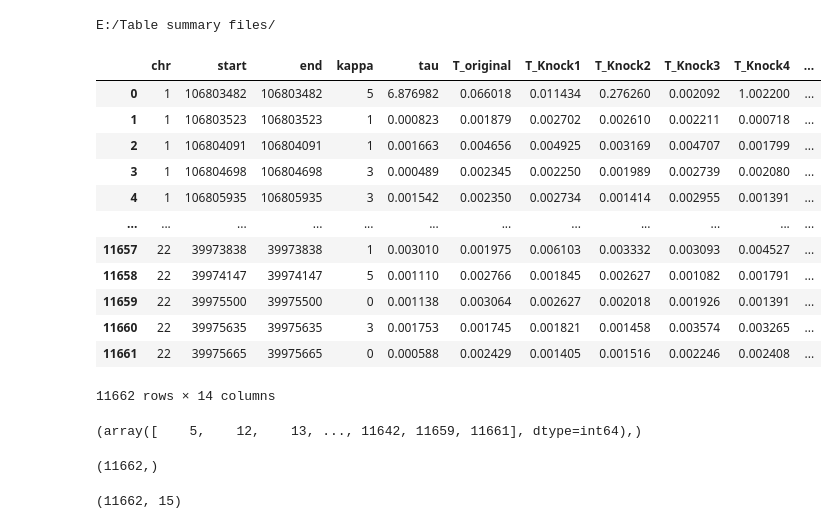
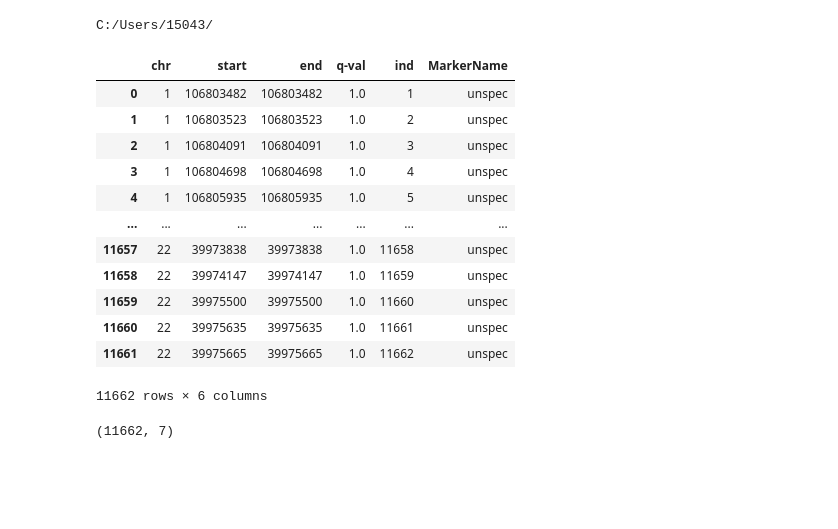
Before and after one commit to Peyman-HK/Stabilized-HiDe-MK, a Jupyter notebook: Manhattan Plot.ipynb, the cells around one changed output. Drawn from its saved outputs; the diff is of its cells as text; code cells hidden in the pictures; blank space fills up the shorter version.

```diff
--- a/Manhattan Plot.ipynb
+++ b/Manhattan Plot.ipynb
@@ -1,57 +1,35 @@
 # %%
 import pandas as pd
 import numpy as np
-dataDir = 'E:/Table summary files/'
+dataDir = 'C:/Users/15043/'
 print(dataDir)
 ################################################################################
-prt1 = 'Table_Summary_TopMed_Imputed_Median'+'.csv'
+prt1 = 'Table_summary_HF_KS_Lancet.csv'
 output_path1 = dataDir + prt1
 
 df = pd.read_csv(output_path1, header = 0);
 display(df)
 # %% [output]
-E:/Table summary files/
+C:/Users/15043/
-|  | chr | start | end | kappa | tau | T_original | T_Knock1 | T_Knock2 | T_Knock3 | T_Knock4 | ... |
-| 0 | 1 | 106803482 | 106803482 | 5 | 6.876982 | 0.066018 | 0.011434 | 0.276260 | 0.002092 | 1.002200 | ... |
-| 1 | 1 | 106803523 | 106803523 | 1 | 0.000823 | 0.001879 | 0.002702 | 0.002610 | 0.002211 | 0.000718 | ... |
-| 2 | 1 | 106804091 | 106804091 | 1 | 0.001663 | 0.004656 | 0.004925 | 0.003169 | 0.004707 | 0.001799 | ... |
-| 3 | 1 | 106804698 | 106804698 | 3 | 0.000489 | 0.002345 | 0.002250 | 0.001989 | 0.002739 | 0.002080 | ... |
-| 4 | 1 | 106805935 | 106805935 | 3 | 0.001542 | 0.002350 | 0.002734 | 0.001414 | 0.002955 | 0.001391 | ... |
-| ... | ... | ... | ... | ... | ... | ... | ... | ... | ... | ... | ... |
-| 11657 | 22 | 39973838 | 39973838 | 1 | 0.003010 | 0.001975 | 0.006103 | 0.003332 | 0.003093 | 0.004527 | ... |
-| 11658 | 22 | 39974147 | 39974147 | 5 | 0.001110 | 0.002766 | 0.001845 | 0.002627 | 0.001082 | 0.001791 | ... |
-| 11659 | 22 | 39975500 | 39975500 | 0 | 0.001138 | 0.003064 | 0.002627 | 0.002018 | 0.001926 | 0.001391 | ... |
-| 11660 | 22 | 39975635 | 39975635 | 3 | 0.001753 | 0.001745 | 0.001821 | 0.001458 | 0.003574 | 0.003265 | ... |
-| 11661 | 22 | 39975665 | 39975665 | 0 | 0.000588 | 0.002429 | 0.001405 | 0.001516 | 0.002246 | 0.002408 | ... |
+|  | chr | start | end | q-val | ind | MarkerName |
+| 0 | 1 | 106803482 | 106803482 | 1.0 | 1 | unspec |
+| 1 | 1 | 106803523 | 106803523 | 1.0 | 2 | unspec |
+| 2 | 1 | 106804091 | 106804091 | 1.0 | 3 | unspec |
+| 3 | 1 | 106804698 | 106804698 | 1.0 | 4 | unspec |
+| 4 | 1 | 106805935 | 106805935 | 1.0 | 5 | unspec |
+| ... | ... | ... | ... | ... | ... | ... |
+| 11657 | 22 | 39973838 | 39973838 | 1.0 | 11658 | unspec |
+| 11658 | 22 | 39974147 | 39974147 | 1.0 | 11659 | unspec |
+| 11659 | 22 | 39975500 | 39975500 | 1.0 | 11660 | unspec |
+| 11660 | 22 | 39975635 | 39975635 | 1.0 | 11661 | unspec |
+| 11661 | 22 | 39975665 | 39975665 | 1.0 | 11662 | unspec |
-11662 rows × 14 columns
+11662 rows × 6 columns
-# %%
-other_data = np.zeros(len(df['kappa']))
-other_data.shape
-import numpy as np
-series_kappa = pd.Series(df['kappa'])
-kappa_NP_array = np.array(series_kappa)  # convert to numpy array
-Kappa_NZ = kappa_NP_array.nonzero()       # find non-zero elements of Kappa
-Kappa_NZ
-
-mask_zero = np.ones(len(df['kappa']), np.bool)
-mask_zero[Kappa_NZ] = 0
-mask_zero
-
-true_list_zero = np.where(mask_zero)
-true_list_zero
-# %% [output]
-(array([    5,    12,    13, ..., 11642, 11659, 11661], dtype=int64),)
-# %%
-other_data[true_list_zero] = df['tau'][mask_zero]
-other_data.shape
-# %% [output]
-(11662,)
 # %%
 import math
-df['-log_10(q)'] = -np.log10(df['q-value'])
+df['-log_10(q)'] = -np.log10(df['q-val'])
 df.shape
 # %% [output]
-(11662, 15)
+(11662, 7)
 # %%
 running_pos = 0
 cumulative_pos = []
```
Also changed, not shown: parts of 3 cells of this notebook, 2 other files.
